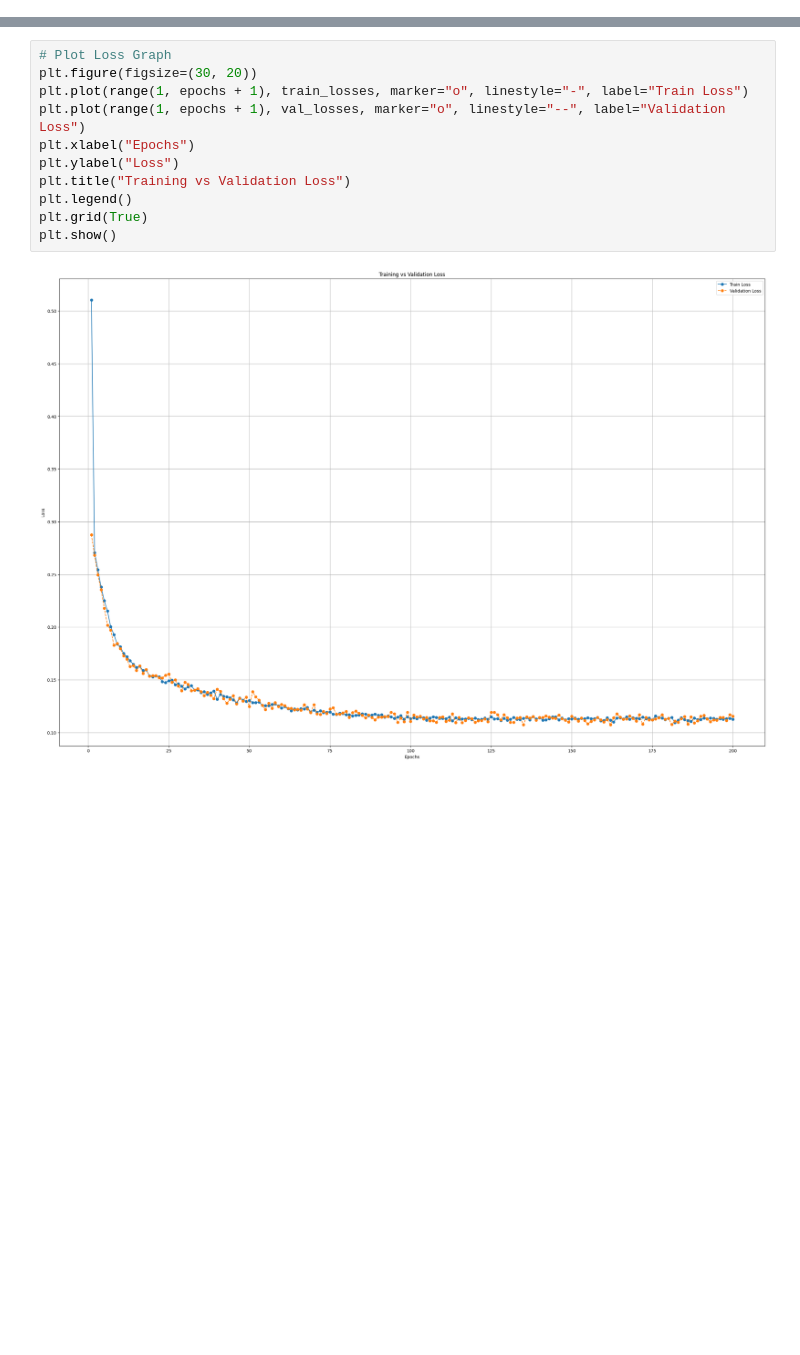
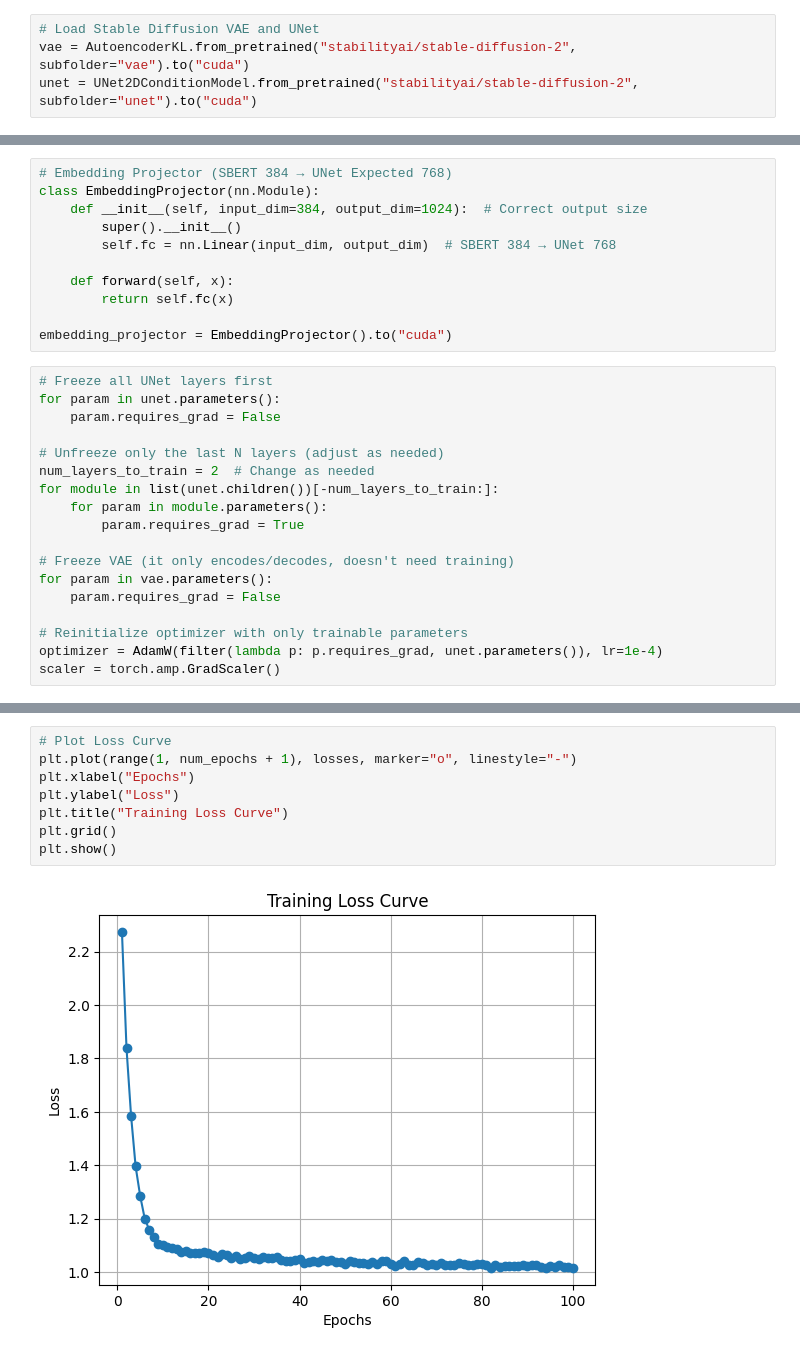
Before and after one commit to LCM-W25-3035/EmojiGen, a Jupyter notebook: Notebooks/Emoji_Diffusion_.ipynb, the cells around one changed output, grey strips where cells are left out. Drawn from its saved outputs; the diff is of its cells as text; blank space fills up the shorter version.

Commit message:
Pre-Train model Stable Diffusion

```diff
--- a/Notebooks/Emoji_Diffusion_.ipynb
+++ b/Notebooks/Emoji_Diffusion_.ipynb
@@ -238,0 +46,4 @@ Epoch [12/200] - Train Loss: 0.1719, Val Loss: 0.1696
+# %%
+# Load Stable Diffusion VAE and UNet
+vae = AutoencoderKL.from_pretrained("stabilityai/stable-diffusion-2", subfolder="vae").to("cuda")
+unet = UNet2DConditionModel.from_pretrained("stabilityai/stable-diffusion-2", subfolder="unet").to("cuda")
@@ -238,0 +53,29 @@ Epoch [12/200] - Train Loss: 0.1719, Val Loss: 0.1696
+# %%
+# Embedding Projector (SBERT 384 → UNet Expected 768)
+class EmbeddingProjector(nn.Module):
+    def __init__(self, input_dim=384, output_dim=1024):  # Correct output size
+        super().__init__()
+        self.fc = nn.Linear(input_dim, output_dim)  # SBERT 384 → UNet 768
+
+    def forward(self, x):
+        return self.fc(x)
+
+embedding_projector = EmbeddingProjector().to("cuda")
+# %%
+# Freeze all UNet layers first
+for param in unet.parameters():
+    param.requires_grad = False
+
+# Unfreeze only the last N layers (adjust as needed)
+num_layers_to_train = 2  # Change as needed
+for module in list(unet.children())[-num_layers_to_train:]:
+    for param in module.parameters():
+        param.requires_grad = True
+
+# Freeze VAE (it only encodes/decodes, doesn't need training)
+for param in vae.parameters():
+    param.requires_grad = False
+
+# Reinitialize optimizer with only trainable parameters
+optimizer = AdamW(filter(lambda p: p.requires_grad, unet.parameters()), lr=1e-4)
+scaler = torch.amp.GradScaler()
@@ -239,13 +166,10 @@ Epoch [12/200] - Train Loss: 0.1719, Val Loss: 0.1696
 # %%
-# Plot Loss Graph
-plt.figure(figsize=(30, 20))
-plt.plot(range(1, epochs + 1), train_losses, marker="o", linestyle="-", label="Train Loss")
-plt.plot(range(1, epochs + 1), val_losses, marker="o", linestyle="--", label="Validation Loss")
+# Plot Loss Curve
+plt.plot(range(1, num_epochs + 1), losses, marker="o", linestyle="-")
 plt.xlabel("Epochs")
 plt.ylabel("Loss")
-plt.title("Training vs Validation Loss")
-plt.legend()
-plt.grid(True)
+plt.title("Training Loss Curve")
+plt.grid()
 plt.show()
 # %% [output]
-[figure, old version]
+[figure, new version]
```
Also changed, not shown: parts of 22 cells of this notebook, 6 other files.
